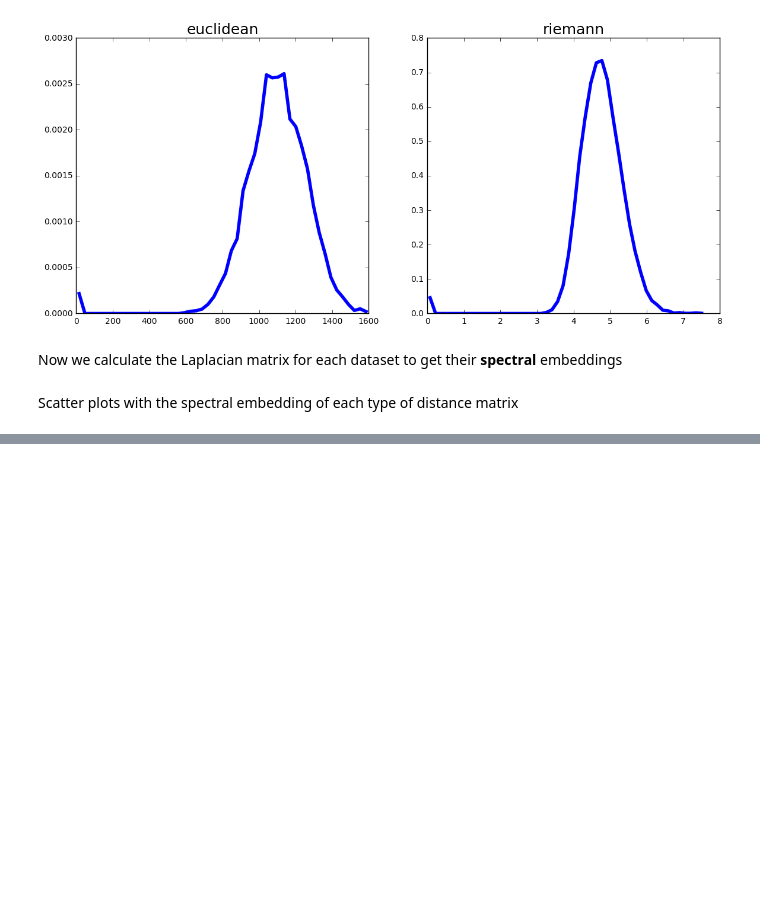
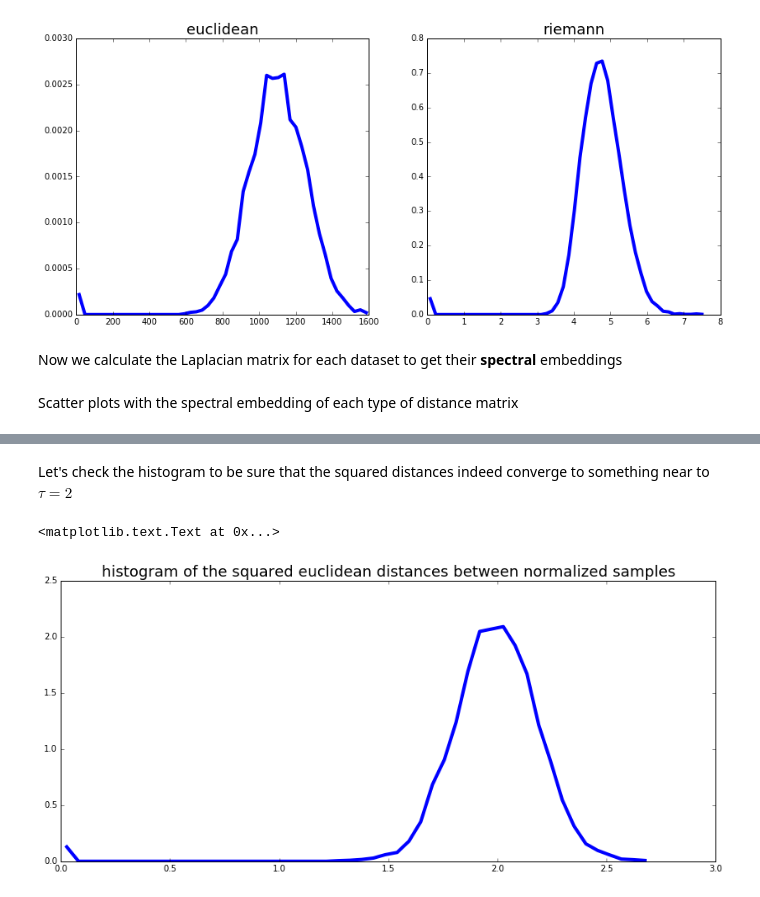
Before and after one commit to plcrodrigues/RandomMatrix-RiemannGeom, a Jupyter notebook: analyze_bci.ipynb, the cells around one changed output, grey strips where cells are left out. Saved outputs shown, nothing was run; the diff lists cells and outputs as text; code cells hidden in the pictures; blank space fills up the shorter version.

```diff
--- a/analyze_bci.ipynb
+++ b/analyze_bci.ipynb
@@ -105,0 +145,17 @@ for axi, uspec, label in zip(ax, [u_euc, u_rie], ['euclidean', 'riemann']):
+# %%
+# defining the normalized version of the samples
+Xn = np.stack([Xi/np.linalg.norm(Xi) for Xi in X])
+
+# build the distance matrix
+distance_matrix = make_distance_matrix(points=Xn, distance=distance_euclid)
+# %% [markdown]
+Let's check the histogram to be sure that the squared distances indeed converge to something near to $\tau = 2$
+# %%
+distance_matrix_sq = np.power(distance_matrix, 2)
+fig, ax = plt.subplots(facecolor='white', figsize=(14,6))
+hist, bins = np.histogram(distance_matrix_sq.flatten(), density=True, bins=50)
+ax.plot((bins[1:]+bins[:-1])/2, hist, lw=4.0)
+ax.set_title('histogram of the squared euclidean distances between normalized samples', fontsize=18)
+# %% [output]
+<matplotlib.text.Text at 0x...>
+[figure, added]
```
Also changed, not shown: parts of 9 cells of this notebook, 12 other files.
